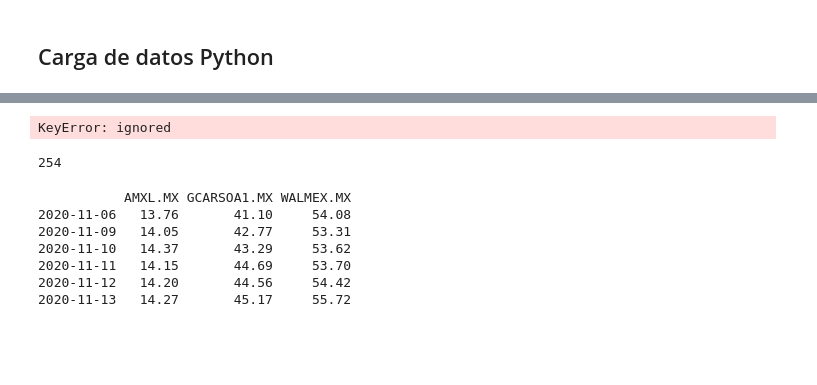
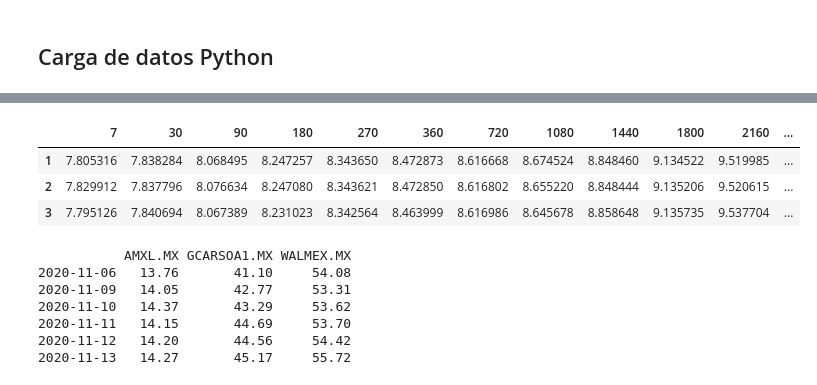
Before and after one commit to pikey-msc/RiesgosFinancieros, a Jupyter notebook: 2024-1/Insumos/SH_Integración.ipynb, the cells around one changed output, grey strips where cells are left out. Drawn from its saved outputs; the diff is of its cells as text; code cells hidden in the pictures; blank space fills up the shorter version.

```diff
--- a/2024-1/Insumos/SH_Integración.ipynb
+++ b/2024-1/Insumos/SH_Integración.ipynb
@@ -735,35 +779,10 @@ nodos3_oir = data3.iloc[0, 1:m3_orig_oir]
-# %%
-
-#CARGA DE DATOS DE  FORWARDS DE TDC
-#datas
-#data<-read.table("tasa_tiie.txt")
-data1 = pd.read_table(bext)
-data2 = pd.read_table(bdom)
-
-########minimos para parametrizar
-n1 = data1.shape[0]
-n2 = data2.shape[0]
-m1_ftdc = data1.shape[1]
-m2_ftdc = data2.shape[1]
-n = min(n1, n2) - 1
-###NODOS###
-nodos1_ftdc = data1.iloc[0,1:m1_ftdc]
-nodos2_ftdc = data2.iloc[0,1:m2_ftdc]
-####MATRICES DEL MISMO TAMAÑO MENOS DOLAR
-
-x1_ftdc = data1.iloc[1:n1,1:m1_ftdc]
-x1_ftdc['Date'] = pd.to_datetime(data1.iloc[1:n1,0], format="%Y%m%d")
-x1_ftdc = x1_ftdc.drop(columns = [0])
-x2_ftdc = data2.iloc[1:n1,1:m2_ftdc]
-x2_ftdc['Date'] = pd.to_datetime(data2.iloc[1:n1, 0], format="%Y%m%d")
-x2_ftdc = x2_ftdc.drop(columns = [0])
-# %% [output]
-KeyError: ignored
-# %%
-print(n)
-x1_ftdc = data1.iloc[1:n1,1:m1_ftdc]
-# %% [output]
-254
+# %%
+x2_ftdc.head(3)
+# %% [output]
+|  | 7 | 30 | 90 | 180 | 270 | 360 | 720 | 1080 | 1440 | 1800 | 2160 | ... |
+| 1 | 7.805316 | 7.838284 | 8.068495 | 8.247257 | 8.343650 | 8.472873 | 8.616668 | 8.674524 | 8.848460 | 9.134522 | 9.519985 | ... |
+| 2 | 7.829912 | 7.837796 | 8.076634 | 8.247080 | 8.343621 | 8.472850 | 8.616802 | 8.655220 | 8.848444 | 9.135206 | 9.520615 | ... |
+| 3 | 7.795126 | 7.840694 | 8.067389 | 8.231023 | 8.342564 | 8.463999 | 8.616986 | 8.645678 | 8.858648 | 9.135735 | 9.537704 | ... |
 # %%
 %%R
 
```
Also changed, not shown: parts of 2 cells of this notebook.
